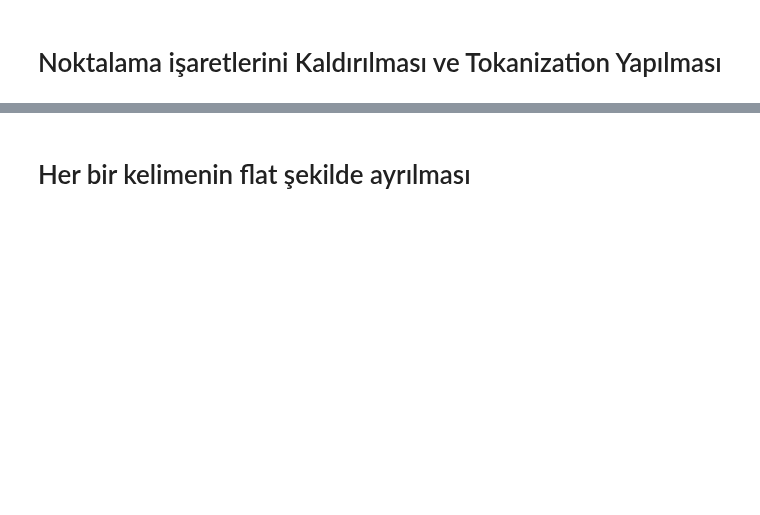
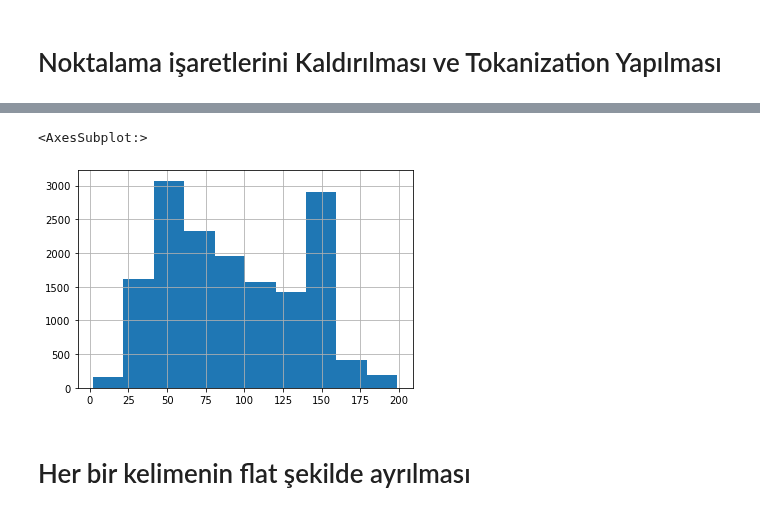
Before and after one commit to Serkankizilirmak/Sentiment_capstone, a Jupyter notebook: Neural Networks.ipynb, the cells around one changed output, grey strips where cells are left out. Cells and saved outputs as stored; diff of their text form; code cells hidden in the pictures; blank space fills up the shorter version.

```diff
--- a/Neural Networks.ipynb
+++ b/Neural Networks.ipynb
@@ -111,0 +120,8 @@ x_train.head()
+# %%
+df['count'] = df['review_cleaned'].str.count(' ') + 1
+indexNames = df[df['count'] >= 200 ].index
+df.drop(indexNames , inplace=True)
+df['count'].hist()
+# %% [output]
+<AxesSubplot:>
+[figure, added]
```
Also changed, not shown: parts of 34 cells of this notebook, 24 other files.
